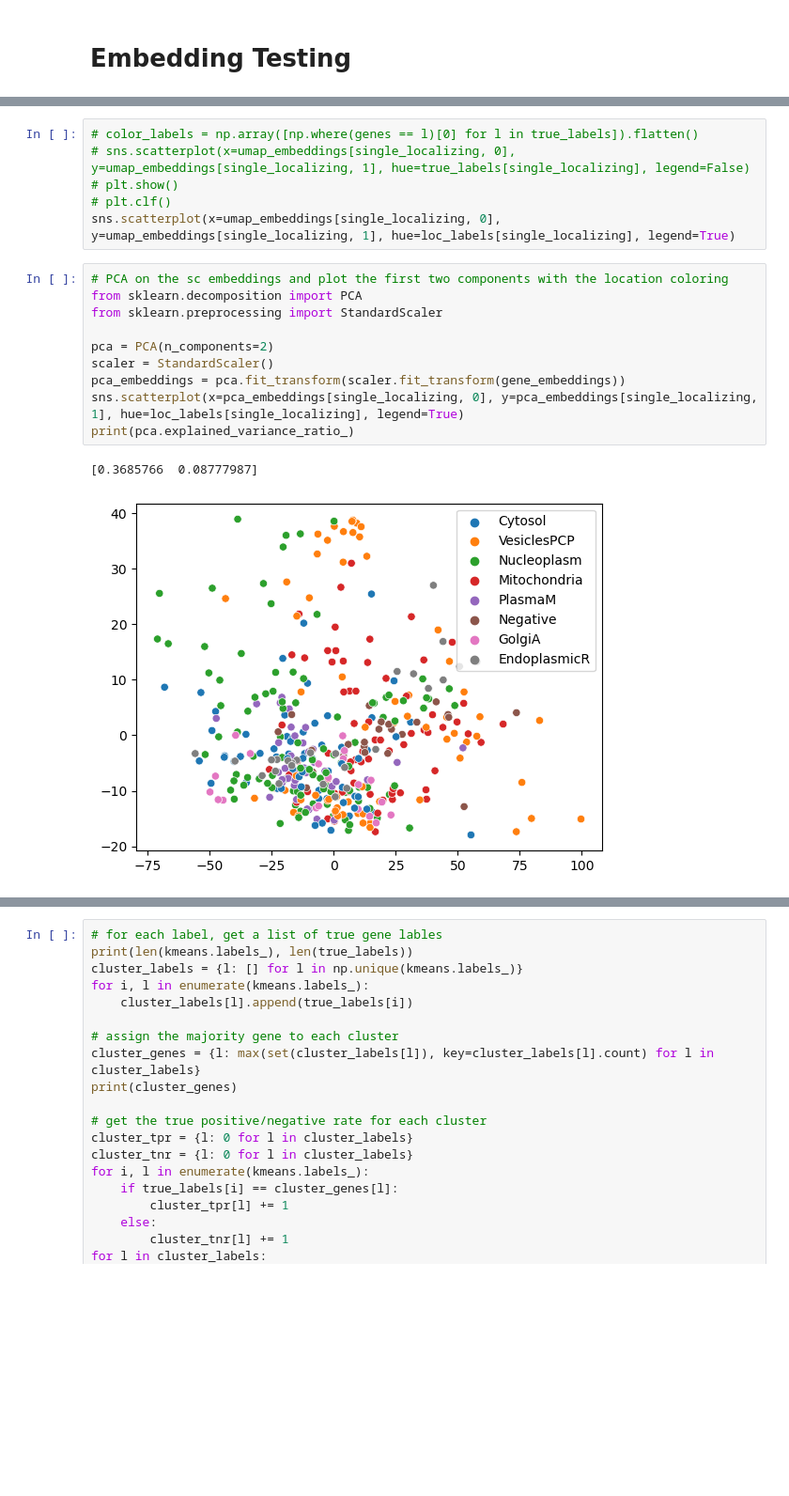
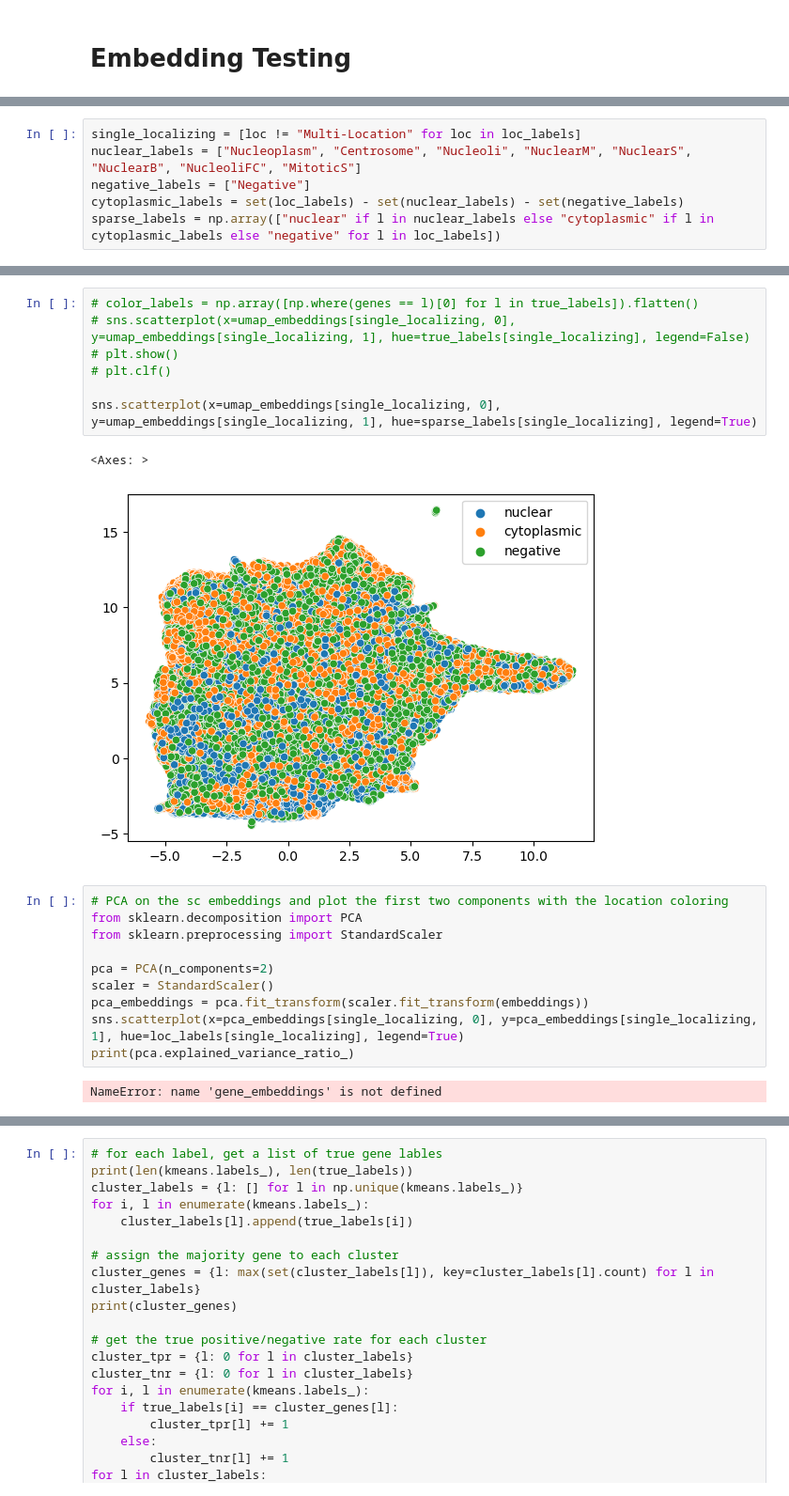
Before and after one commit to ishan-gaur/sc-music, a Jupyter notebook: sc_embeddings.ipynb, the cells around one changed output, grey strips where cells are left out. Shown: that part at 94% size. Drawn from its saved outputs; the diff is of its cells as text; blank space fills up the shorter version.

```diff
--- a/sc_embeddings.ipynb
+++ b/sc_embeddings.ipynb
@@ -237,0 +232,6 @@ single_localizing = [loc != "Multi-Location" for loc in loc_labels]
+# %%
+single_localizing = [loc != "Multi-Location" for loc in loc_labels]
+nuclear_labels = ["Nucleoplasm", "Centrosome", "Nucleoli", "NuclearM", "NuclearS", "NuclearB", "NucleoliFC", "MitoticS"]
+negative_labels = ["Negative"]
+cytoplasmic_labels = set(loc_labels) - set(nuclear_labels) - set(negative_labels)
+sparse_labels = np.array(["nuclear" if l in nuclear_labels else "cytoplasmic" if l in cytoplasmic_labels else "negative" for l in loc_labels])
@@ -238,9 +251,13 @@ single_localizing = [loc != "Multi-Location" for loc in loc_labels]
 # %%
 # color_labels = np.array([np.where(genes == l)[0] for l in true_labels]).flatten()
 # sns.scatterplot(x=umap_embeddings[single_localizing, 0], y=umap_embeddings[single_localizing, 1], hue=true_labels[single_localizing], legend=False)
 # plt.show()
 # plt.clf()
-sns.scatterplot(x=umap_embeddings[single_localizing, 0], y=umap_embeddings[single_localizing, 1], hue=loc_labels[single_localizing], legend=True)
+
+sns.scatterplot(x=umap_embeddings[single_localizing, 0], y=umap_embeddings[single_localizing, 1], hue=sparse_labels[single_localizing], legend=True)
+# %% [output]
+<Axes: >
+[figure, added]
 # %%
 # PCA on the sc embeddings and plot the first two components with the location coloring
 from sklearn.decomposition import PCA
@@ -248,12 +265,11 @@ from sklearn.preprocessing import StandardScaler
 
 pca = PCA(n_components=2)
 scaler = StandardScaler()
-pca_embeddings = pca.fit_transform(scaler.fit_transform(gene_embeddings))
+pca_embeddings = pca.fit_transform(scaler.fit_transform(embeddings))
 sns.scatterplot(x=pca_embeddings[single_localizing, 0], y=pca_embeddings[single_localizing, 1], hue=loc_labels[single_localizing], legend=True)
 print(pca.explained_variance_ratio_)
 # %% [output]
-[0.3685766  0.08777987]
+NameError: name 'gene_embeddings' is not defined
-[figure, removed]
 # %%
 # run kmeans on the embeddings
 from sklearn.cluster import KMeans
```
Also changed, not shown: parts of 13 cells of this notebook, 15 other files.
